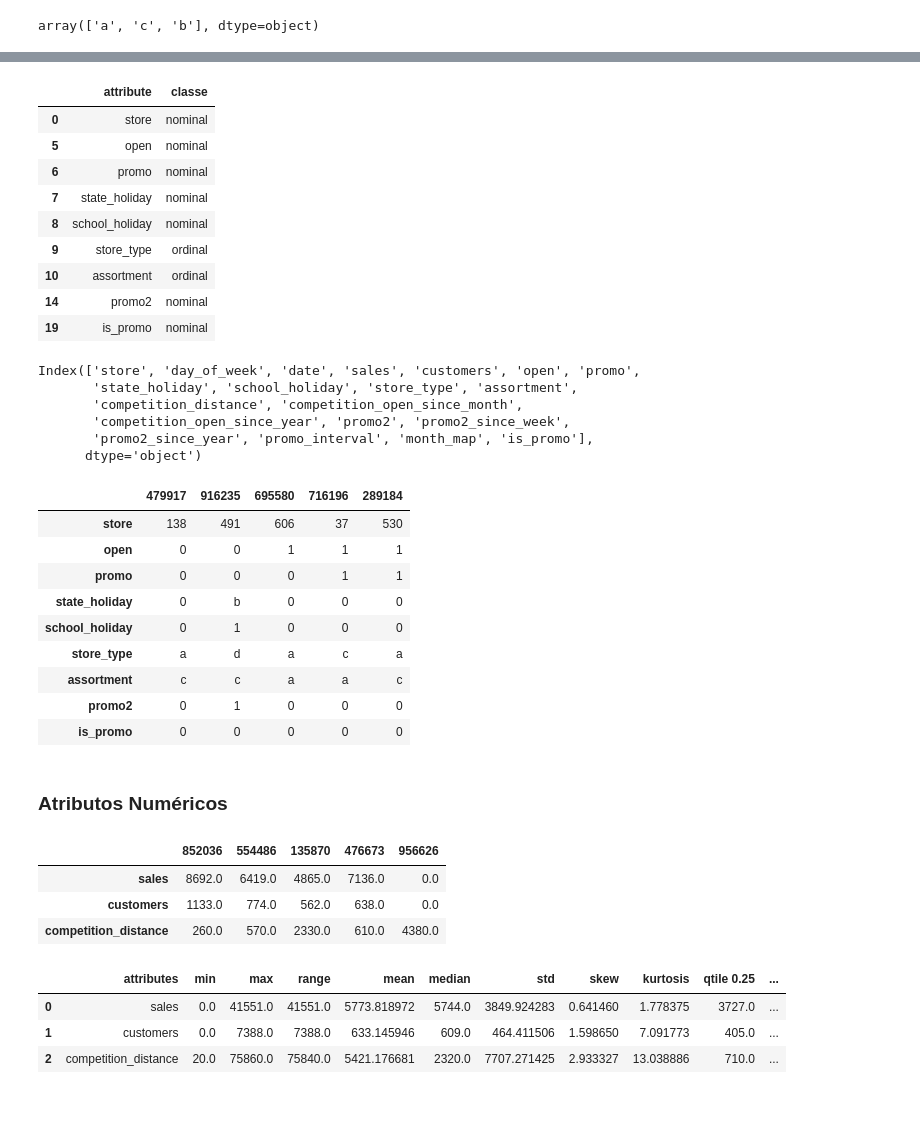
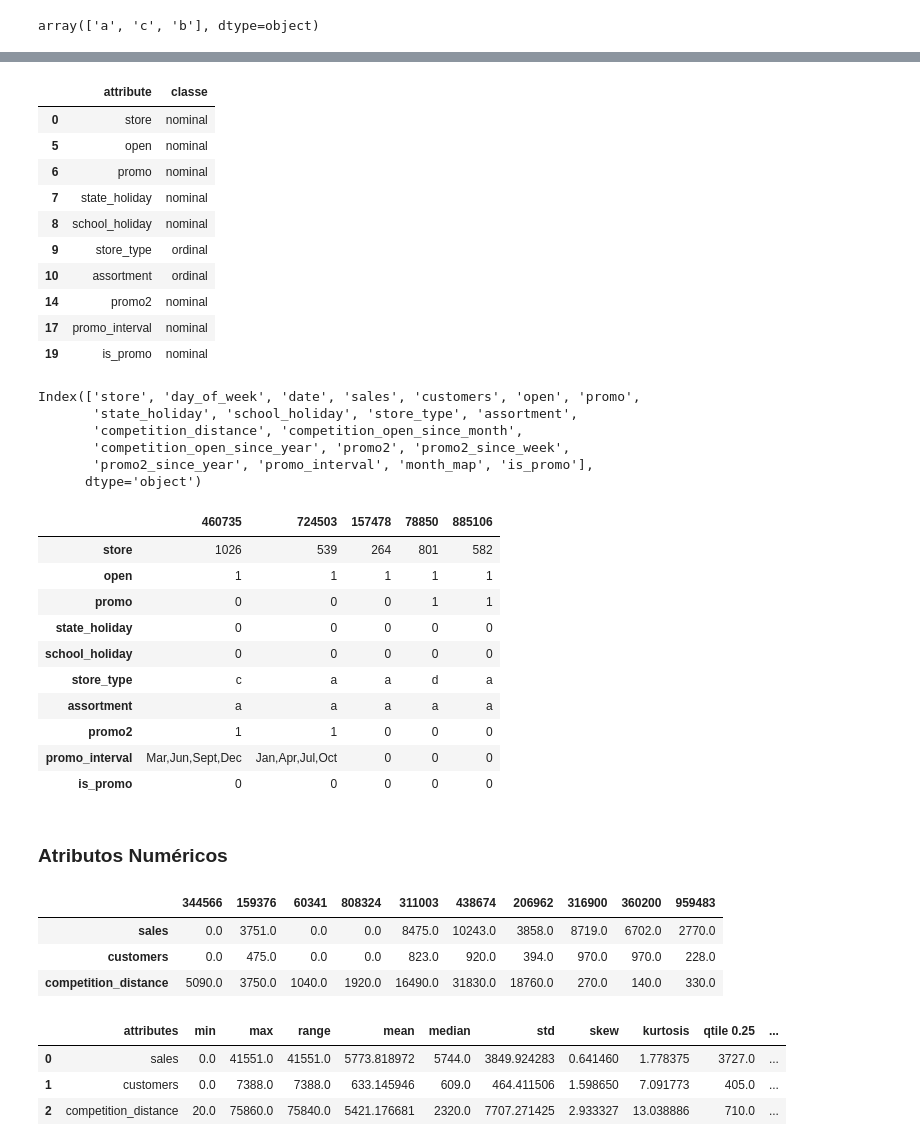
Before and after one commit to ricardosilvabr/rossmann-predict-sales, a Jupyter notebook: notebooks/v1_store_sales_prediction.ipynb, the cells around one changed output, grey strips where cells are left out. Cells and saved outputs as stored; diff of their text form; code cells hidden in the pictures; blank space fills up the shorter version.

```diff
--- a/notebooks/v1_store_sales_prediction.ipynb
+++ b/notebooks/v1_store_sales_prediction.ipynb
@@ -274,7 +276,7 @@ list_attributes = {
     'promo2': 'nominal',
     'promo2_since_week': 'temporal',
     'promo2_since_year': 'temporal',
-    'promo_interval': 'temporal',
+    'promo_interval': 'nominal',
     'month_map': 'temporal',
     'is_promo': 'nominal'
 }
@@ -314,6 +316,7 @@ cat_dict
 | 9 | store_type | ordinal |
 | 10 | assortment | ordinal |
 | 14 | promo2 | nominal |
+| 17 | promo_interval | nominal |
 | 19 | is_promo | nominal |
 # %%
 df1.columns
@@ -342,25 +345,26 @@ temp_attributes = df1[temp_list]
 # %%
 cat_attributes.sample(5).T
 # %% [output]
-|  | 479917 | 916235 | 695580 | 716196 | 289184 |
-| store | 138 | 491 | 606 | 37 | 530 |
-| open | 0 | 0 | 1 | 1 | 1 |
+|  | 460735 | 724503 | 157478 | 78850 | 885106 |
+| store | 1026 | 539 | 264 | 801 | 582 |
+| open | 1 | 1 | 1 | 1 | 1 |
 | promo | 0 | 0 | 0 | 1 | 1 |
-| state_holiday | 0 | b | 0 | 0 | 0 |
-| school_holiday | 0 | 1 | 0 | 0 | 0 |
-| store_type | a | d | a | c | a |
-| assortment | c | c | a | a | c |
-| promo2 | 0 | 1 | 0 | 0 | 0 |
+| state_holiday | 0 | 0 | 0 | 0 | 0 |
+| school_holiday | 0 | 0 | 0 | 0 | 0 |
+| store_type | c | a | a | d | a |
+| assortment | a | a | a | a | a |
+| promo2 | 1 | 1 | 0 | 0 | 0 |
+| promo_interval | Mar,Jun,Sept,Dec | Jan,Apr,Jul,Oct | 0 | 0 | 0 |
 | is_promo | 0 | 0 | 0 | 0 | 0 |
 # %% [markdown]
 ### Atributos Numéricos
 # %%
-num_attributes.sample(5).T
+num_attributes.sample(10).T
 # %% [output]
-|  | 852036 | 554486 | 135870 | 476673 | 956626 |
-| sales | 8692.0 | 6419.0 | 4865.0 | 7136.0 | 0.0 |
-| customers | 1133.0 | 774.0 | 562.0 | 638.0 | 0.0 |
-| competition_distance | 260.0 | 570.0 | 2330.0 | 610.0 | 4380.0 |
+|  | 344566 | 159376 | 60341 | 808324 | 311003 | 438674 | 206962 | 316900 | 360200 | 959483 |
+| sales | 0.0 | 3751.0 | 0.0 | 0.0 | 8475.0 | 10243.0 | 3858.0 | 8719.0 | 6702.0 | 2770.0 |
+| customers | 0.0 | 475.0 | 0.0 | 0.0 | 823.0 | 920.0 | 394.0 | 970.0 | 970.0 | 228.0 |
+| competition_distance | 5090.0 | 3750.0 | 1040.0 | 1920.0 | 16490.0 | 31830.0 | 18760.0 | 270.0 | 140.0 | 330.0 |
 # %%
 # Tendência Central - média, mediana
 m = None
```
Also changed, not shown: parts of 6 cells of this notebook.
